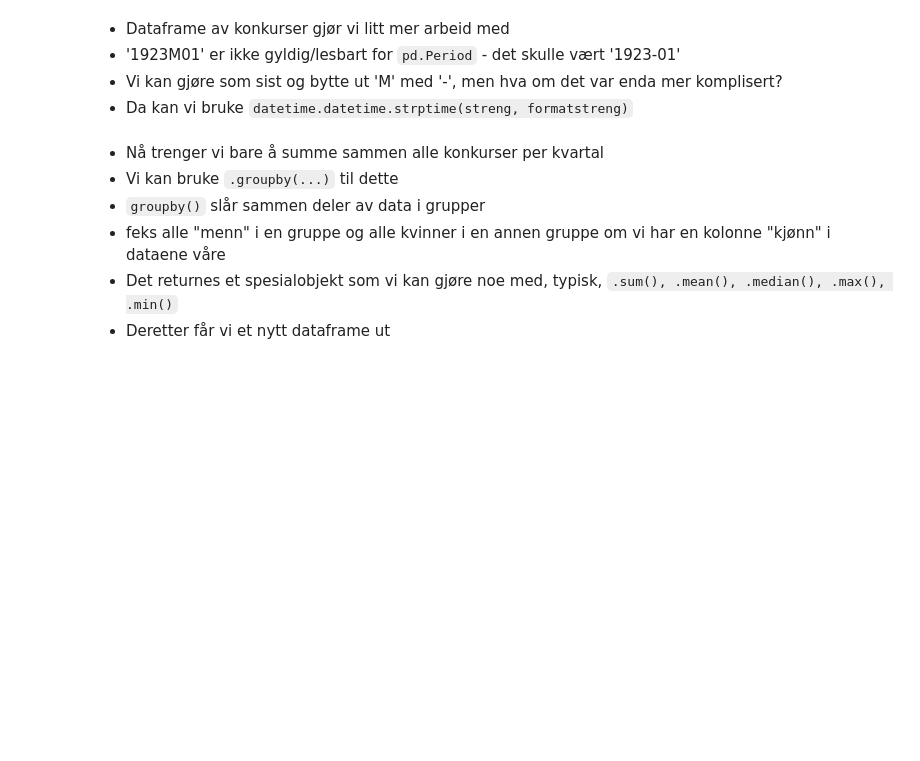
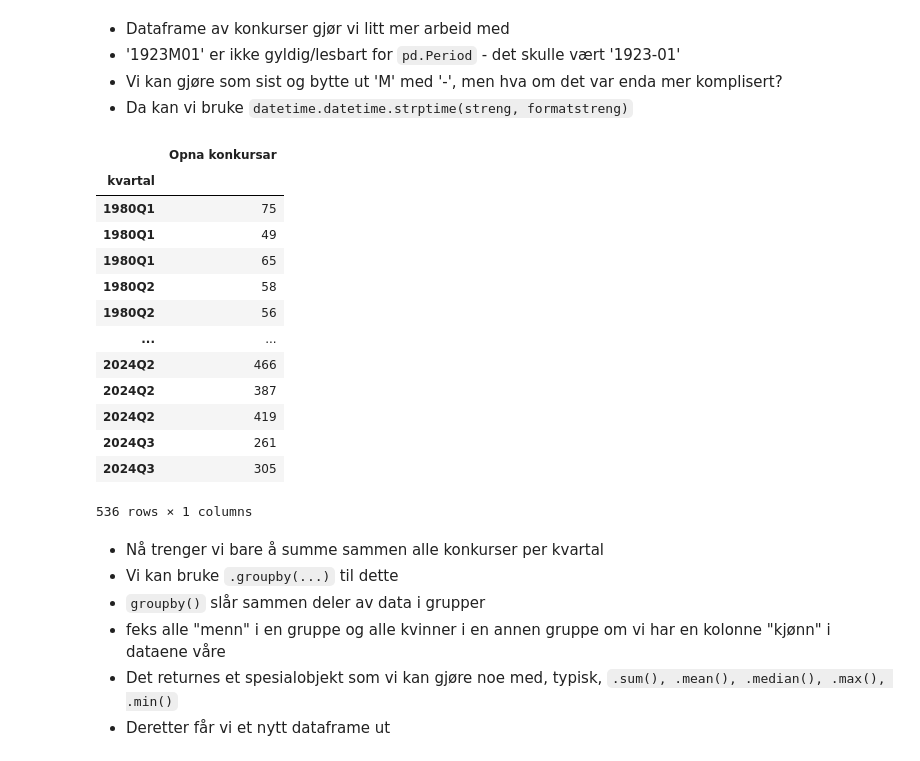
Before and after one commit to jonasjul/IIRA2001H24, a Jupyter notebook: 9-Pandas III/Pandas-Lese-Data-JH.ipynb, the cells around one changed output. Saved outputs shown, nothing was run; the diff lists cells and outputs as text; code cells hidden in the pictures; blank space fills up the shorter version.

```diff
--- a/9-Pandas III/Pandas-Lese-Data-JH.ipynb
+++ b/9-Pandas III/Pandas-Lese-Data-JH.ipynb
@@ -372,8 +415,30 @@ arbeidsledige_df.index.name = None
 * Vi kan gjøre som sist og bytte ut 'M' med '-', men hva om det var enda mer komplisert?
 * Da kan vi bruke `datetime.datetime.strptime(streng, formatstreng)`
 # %%
-konkurser_df = pd.read_csv("konkurser.csv", encoding="ISO-8859-1", sep="\t", index_col = 0)
-konkurser_df.index.name=None
+konkurser_df = pd.read_csv("konkurser.csv", encoding="ISO-8859-1", sep="\t")
+
+# funksjoner som f(x) = x^2 kan skrives lett i python som f = lambda x: x**2
+
+konkurser_df["kvartal"] = konkurser_df["måned"].map(lambda x: datetime.datetime.strptime(x, "%YM%m"))
+konkurser_df["kvartal"] = pd.PeriodIndex(konkurser_df["kvartal"], freq='Q')
+konkurser_df = konkurser_df.drop("måned", axis=1).set_index("kvartal")
+arbeidsledige_df.index.name="kvartal"
+konkurser_df
+# %% [output]
+|  | Opna konkursar |
+| kvartal |  |
+| 1980Q1 | 75 |
+| 1980Q1 | 49 |
+| 1980Q1 | 65 |
+| 1980Q2 | 58 |
+| 1980Q2 | 56 |
+| ... | ... |
+| 2024Q2 | 466 |
+| 2024Q2 | 387 |
+| 2024Q2 | 419 |
+| 2024Q3 | 261 |
+| 2024Q3 | 305 |
+536 rows × 1 columns
 # %% [markdown]
 * Nå trenger vi bare å summe sammen alle konkurser per kvartal
 * Vi kan bruke `.groupby(...)` til dette
```
Also changed, not shown: parts of 9 cells of this notebook, 5 other files.
